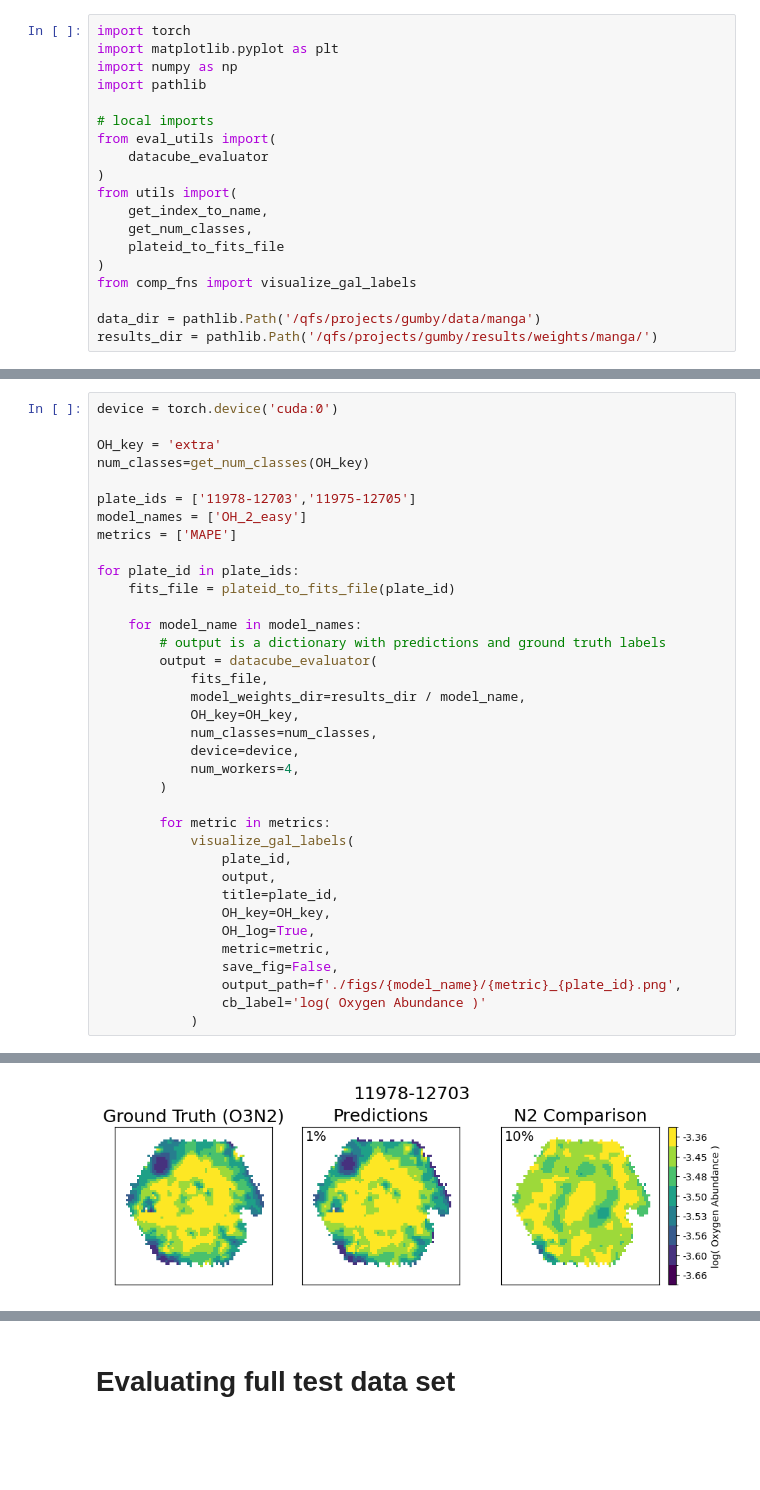
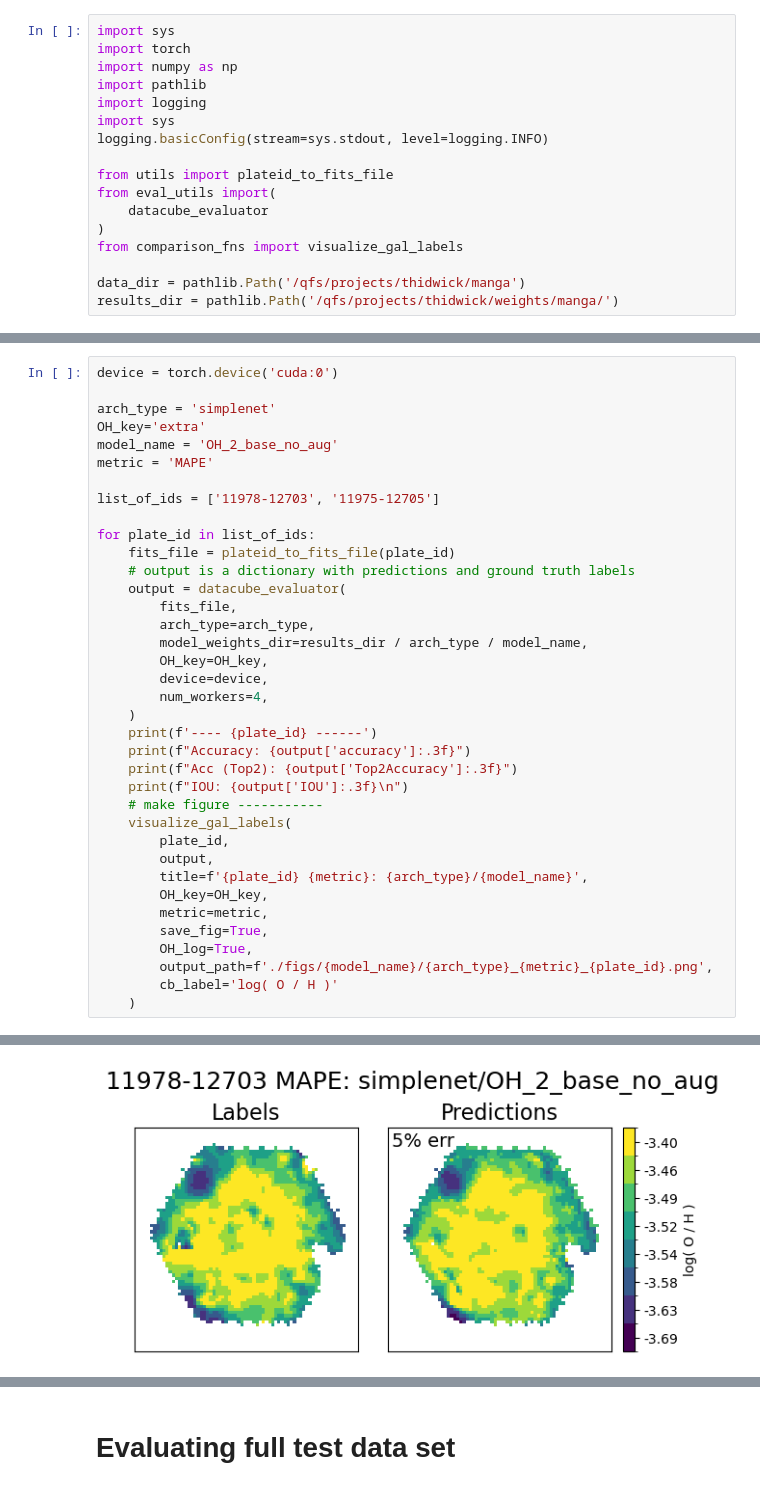
Before and after one commit to mmckay18/gumby-spectral-imaging_fork, a Jupyter notebook: HSI/demo.ipynb, the cells around one changed output, grey strips where cells are left out. Drawn from its saved outputs; the diff is of its cells as text; blank space fills up the shorter version.

Commit message:
updating with simplenet

```diff
--- a/HSI/demo.ipynb
+++ b/HSI/demo.ipynb
@@ -1,19 +20,17 @@
 # %%
+import sys
 import torch
-import matplotlib.pyplot as plt
 import numpy as np
 import pathlib
+import logging
+import sys
+logging.basicConfig(stream=sys.stdout, level=logging.INFO)
 
-# local imports
+from utils import plateid_to_fits_file
 from eval_utils import(
     datacube_evaluator
 )
-from utils import(
-    get_index_to_name,
-    get_num_classes,
-    plateid_to_fits_file
-)
-from comp_fns import visualize_gal_labels
+from comparison_fns import visualize_gal_labels
 
-data_dir = pathlib.Path('/qfs/projects/gumby/data/manga')
-results_dir = pathlib.Path('/qfs/projects/gumby/results/weights/manga/')
+data_dir = pathlib.Path('/qfs/projects/thidwick/manga')
+results_dir = pathlib.Path('/qfs/projects/thidwick/weights/manga/')
@@ -22,37 +41,38 @@ results_dir = pathlib.Path('/qfs/projects/gumby/results/weights/manga/')
 # %%
 device = torch.device('cuda:0')
 
-OH_key = 'extra'
-num_classes=get_num_classes(OH_key)
+arch_type = 'simplenet'
+OH_key='extra'
+model_name = 'OH_2_base_no_aug'
+metric = 'MAPE'
 
-plate_ids = ['11978-12703','11975-12705']
-model_names = ['OH_2_easy']
-metrics = ['MAPE']
+list_of_ids = ['11978-12703', '11975-12705']
 
-for plate_id in plate_ids:
+for plate_id in list_of_ids:
     fits_file = plateid_to_fits_file(plate_id)
-
-    for model_name in model_names:
-        # output is a dictionary with predictions and ground truth labels
-        output = datacube_evaluator(
-            fits_file,
-            model_weights_dir=results_dir / model_name,
-            OH_key=OH_key,
-            num_classes=num_classes,
-            device=device,
-            num_workers=4,
-        )
-
-        for metric in metrics:
-            visualize_gal_labels(
-                plate_id,
-                output,
-                title=plate_id,
-                OH_key=OH_key,
-                OH_log=True,
-                metric=metric,
-                save_fig=False,
-                output_path=f'./figs/{model_name}/{metric}_{plate_id}.png',
-                cb_label='log( Oxygen Abundance )'
-            )
+    # output is a dictionary with predictions and ground truth labels
+    output = datacube_evaluator(
+        fits_file,
+        arch_type=arch_type,
+        model_weights_dir=results_dir / arch_type / model_name,
+        OH_key=OH_key,
+        device=device,
+        num_workers=4,
+    )
+    print(f'---- {plate_id} ------')
+    print(f"Accuracy: {output['accuracy']:.3f}")
+    print(f"Acc (Top2): {output['Top2Accuracy']:.3f}")
+    print(f"IOU: {output['IOU']:.3f}\n")
+    # make figure -----------
+    visualize_gal_labels(
+        plate_id,
+        output,
+        title=f'{plate_id} {metric}: {arch_type}/{model_name}',
+        OH_key=OH_key,
+        metric=metric,
+        save_fig=True,
+        OH_log=True,
+        output_path=f'./figs/{model_name}/{arch_type}_{metric}_{plate_id}.png',
+        cb_label='log( O / H )'
+    )
 # %% [output]
@@ -63 +98 @@ Evaluating model...
-[figure, old version]
+[figure, new version]
```
Also changed, not shown: parts of 16 cells of this notebook, 24 other files.
